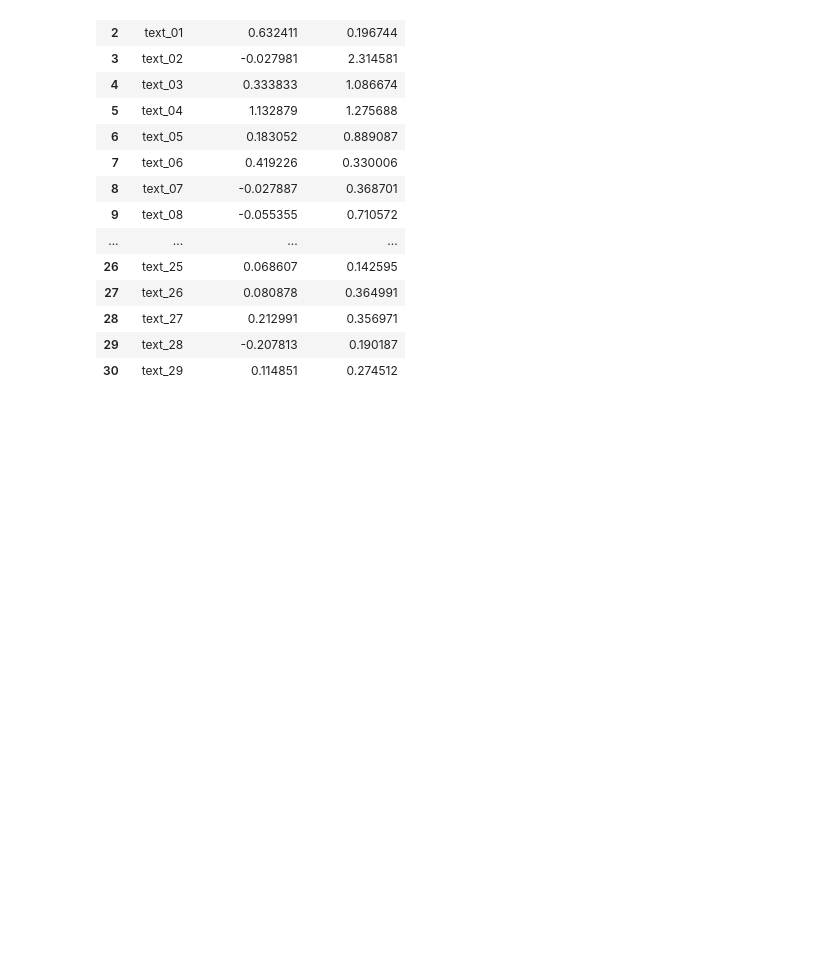
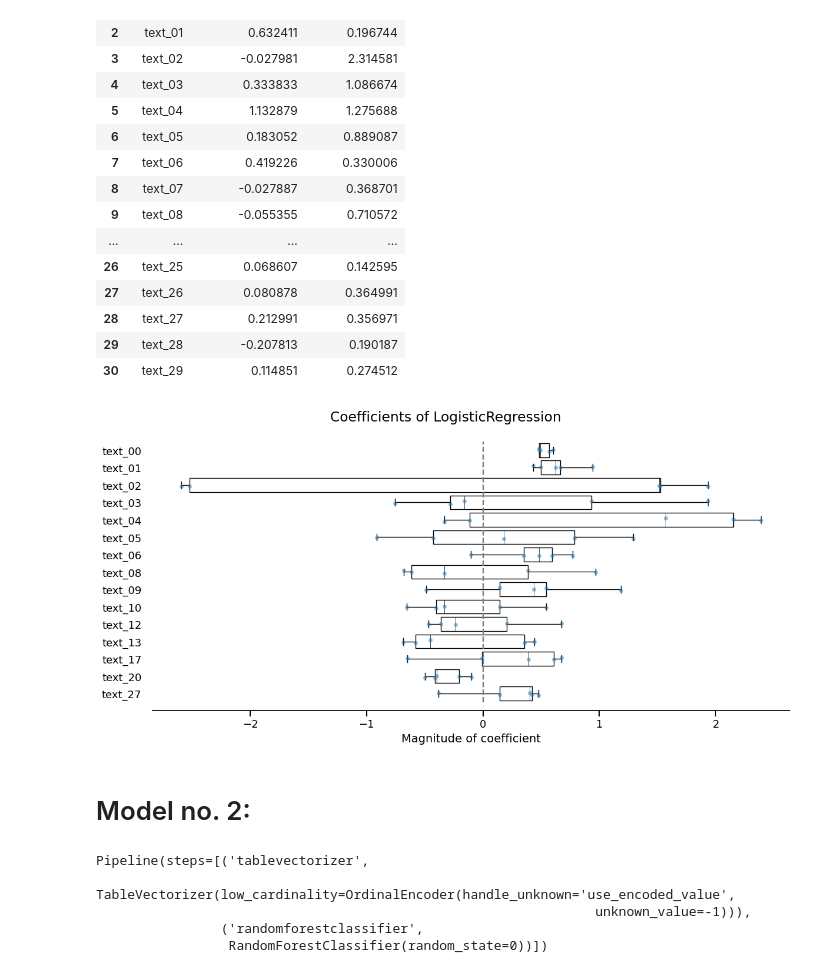
Before and after one commit to DavidGuzzi/DGKaggle, a Jupyter notebook: Playground Series/Season 6/Episode 8 - Predicting Smartphone Addiction/skore.ipynb, the cells around one changed output. Saved outputs shown, nothing was run; the diff lists cells and outputs as text; code cells hidden in the pictures; blank space fills up the shorter version.

```diff
--- a/Playground Series/Season 6/Episode 8 - Predicting Smartphone Addiction/skore.ipynb
+++ b/Playground Series/Season 6/Episode 8 - Predicting Smartphone Addiction/skore.ipynb
@@ -201,3 +203,24 @@ coefficients.frame()
 | 28 | text_27 | 0.212991 | 0.356971 |
 | 29 | text_28 | -0.207813 | 0.190187 |
 | 30 | text_29 | 0.114851 | 0.274512 |
+# %%
+coefficients.plot(select_k=15)
+# %% [output]
+[figure, added]
+# %% [markdown]
+# Model no. 2:
+# %%
+# Model no. 2: Random forest.
+# Now, we cross-validate a more powerful model using RandomForestClassifier. Again, we rely on tabular_pipeline() to perform the appropriate preprocessing to use with this model.
+
+
+from sklearn.ensemble import RandomForestClassifier
+
+random_forest = tabular_pipeline(RandomForestClassifier(random_state=0))
+random_forest
+# %% [output]
+Pipeline(steps=[('tablevectorizer',
+                 TableVectorizer(low_cardinality=OrdinalEncoder(handle_unknown='use_encoded_value',
+                                                                unknown_value=-1))),
+                ('randomforestclassifier',
+                 RandomForestClassifier(random_state=0))])
```
Also changed, not shown: parts of 23 cells of this notebook.
